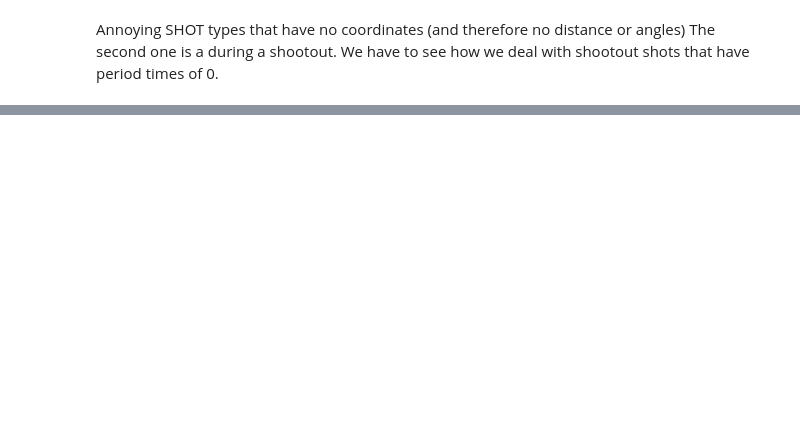
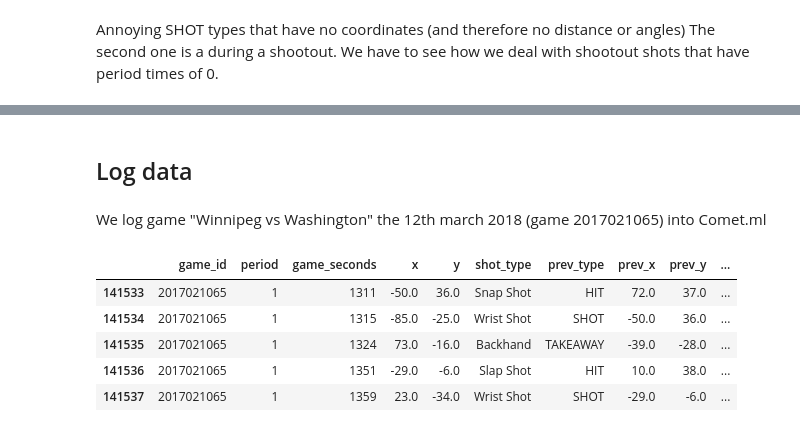
Before and after one commit to Jay-D13/IFT6758-A5-NHL, a Jupyter notebook: notebooks/Milestone2/4 - Features_2.ipynb, the cells around one changed output, grey strips where cells are left out. Drawn from its saved outputs; the diff is of its cells as text; code cells hidden in the pictures; blank space fills up the shorter version.

Commit message:
logging into comet

```diff
--- a/notebooks/Milestone2/4 - Features_2.ipynb
+++ b/notebooks/Milestone2/4 - Features_2.ipynb
@@ -135,0 +138,14 @@ df[df.prev_x.isna() & df.prev_y.notna()]
+# %% [markdown]
+## Log data
+# %% [markdown]
+We log game "Winnipeg vs Washington" the 12th march 2018 (game 2017021065) into Comet.ml
+# %%
+game_df = df[df.game_id == 2017021065]
+game_df.head()
+# %% [output]
+|  | game_id | period | game_seconds | x | y | shot_type | prev_type | prev_x | prev_y | ... |
+| 141533 | 2017021065 | 1 | 1311 | -50.0 | 36.0 | Snap Shot | HIT | 72.0 | 37.0 | ... |
+| 141534 | 2017021065 | 1 | 1315 | -85.0 | -25.0 | Wrist Shot | SHOT | -50.0 | 36.0 | ... |
+| 141535 | 2017021065 | 1 | 1324 | 73.0 | -16.0 | Backhand | TAKEAWAY | -39.0 | -28.0 | ... |
+| 141536 | 2017021065 | 1 | 1351 | -29.0 | -6.0 | Slap Shot | HIT | 10.0 | 38.0 | ... |
+| 141537 | 2017021065 | 1 | 1359 | 23.0 | -34.0 | Wrist Shot | SHOT | -29.0 | -6.0 | ... |
```
Also changed, not shown: parts of 11 cells of this notebook.
